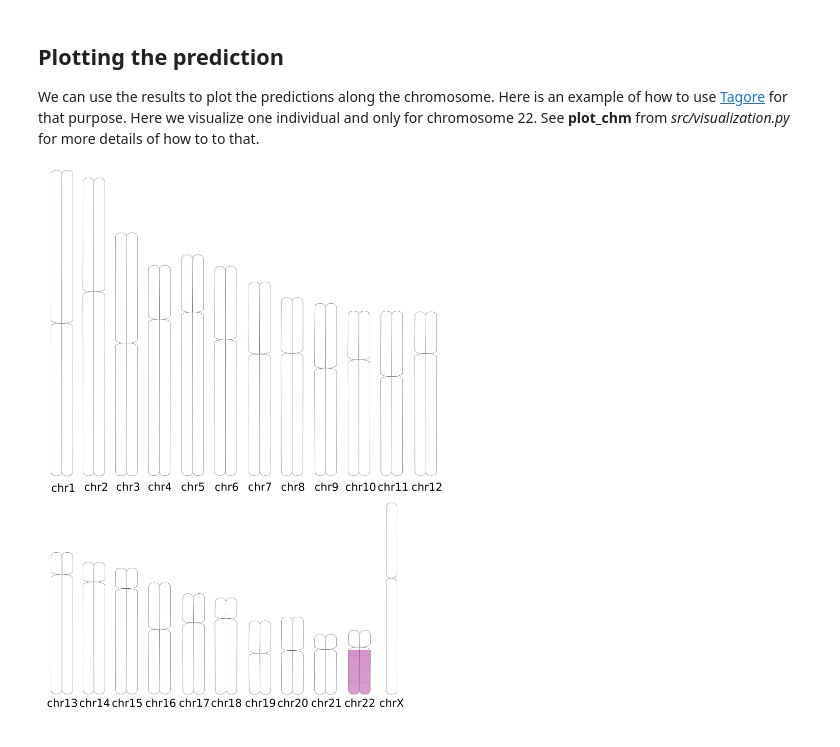
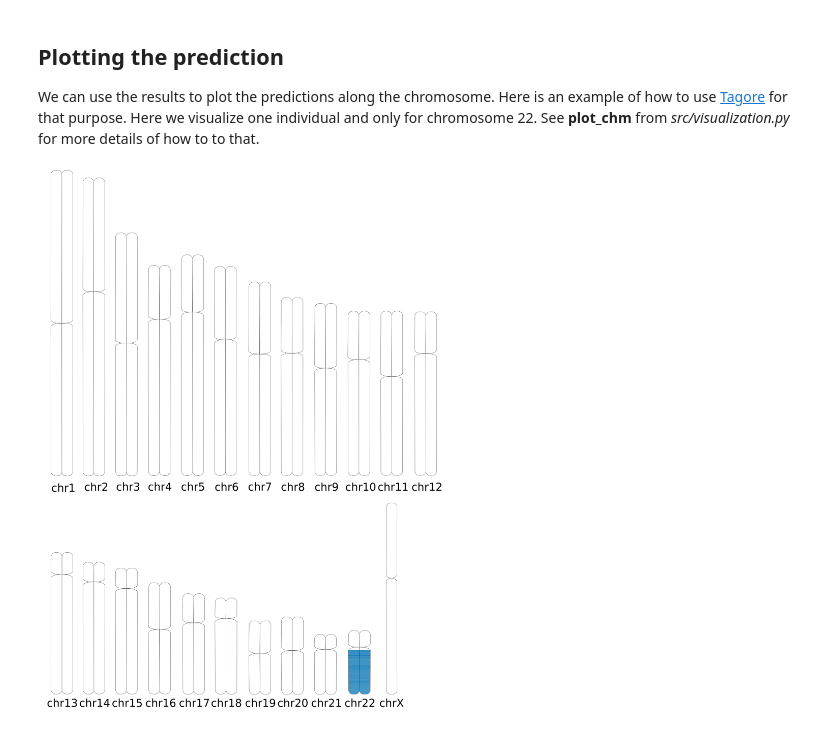
Before and after one commit to AI-sandbox/gnomix, a Jupyter notebook: demo.ipynb, the cells around one changed output. Drawn from its saved outputs; the diff is of its cells as text; code cells hidden in the pictures.

```diff
--- a/demo.ipynb
+++ b/demo.ipynb
@@ -185,9 +191,9 @@ We can use the results to plot the predictions along the chromosome. Here is an
 # %%
 from IPython.display import Image
 
-sample_id = "NA21141" # looking at just one random sample
+sample_id = "HG00096" # looking at just one random sample
 img_name = "./demo/imgs/chm_img"
 plot_chm(sample_id, msp_df, img_name=img_name)
 Image(filename=img_name+".png")
 # %% [output]
-[figure, old version]
+[figure, new version]
```
Also changed, not shown: parts of 2 cells of this notebook, 14 other files.
